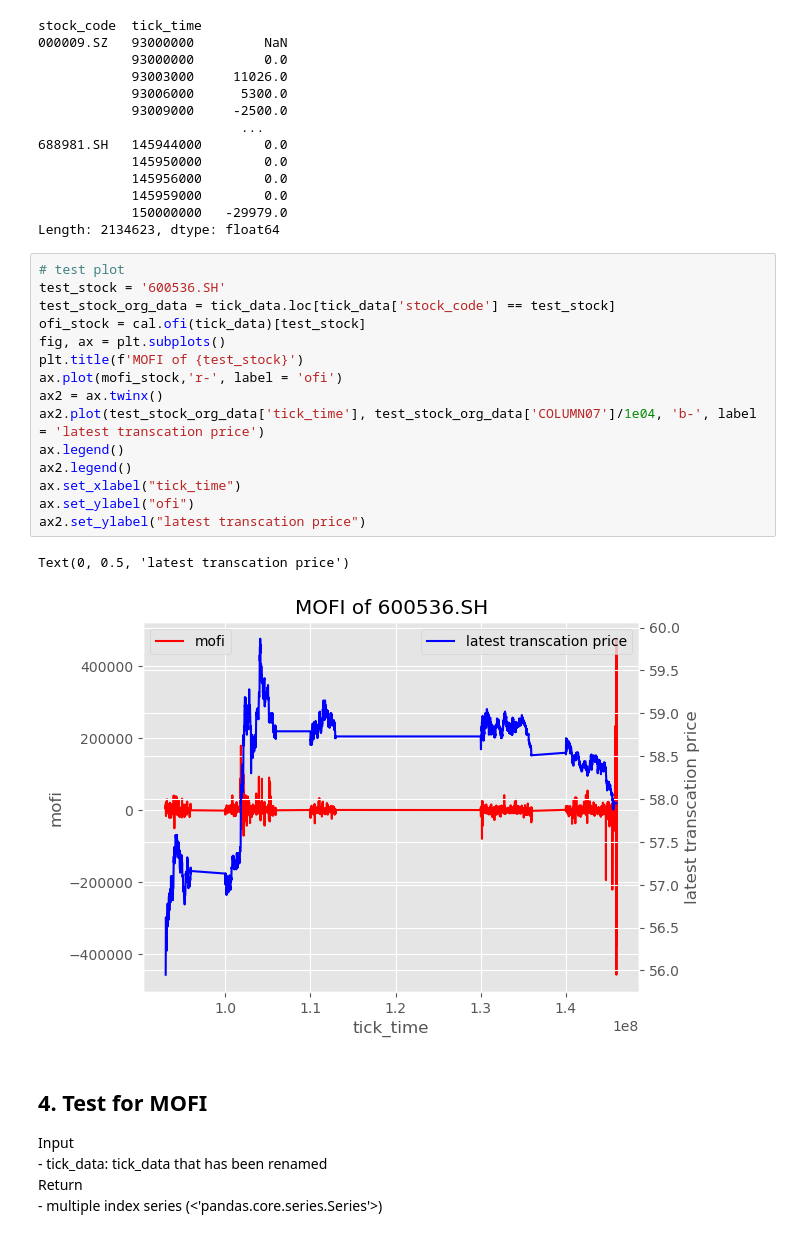
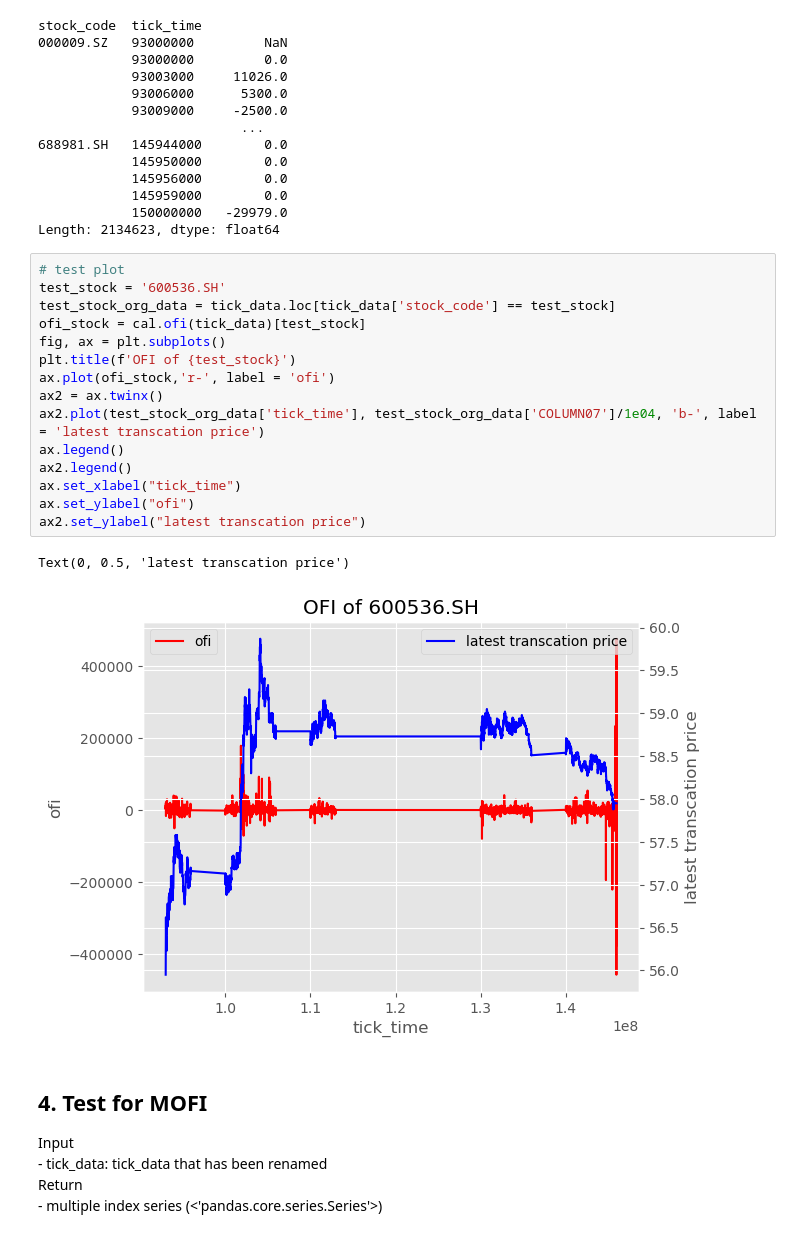
Before and after one commit to xyxjihong/HuaweiChallenge, a Jupyter notebook: test.ipynb, the cells around one changed output. Drawn from its saved outputs; the diff is of its cells as text.

```diff
--- a/test.ipynb
+++ b/test.ipynb
@@ -172,21 +157,21 @@ Length: 2134623, dtype: float64
 # %%
 # test plot
 test_stock = '600536.SH'
 test_stock_org_data = tick_data.loc[tick_data['stock_code'] == test_stock]
 ofi_stock = cal.ofi(tick_data)[test_stock]
 fig, ax = plt.subplots()
-plt.title(f'MOFI of {test_stock}')
-ax.plot(mofi_stock,'r-', label = 'ofi')
+plt.title(f'OFI of {test_stock}')
+ax.plot(ofi_stock,'r-', label = 'ofi')
 ax2 = ax.twinx()
 ax2.plot(test_stock_org_data['tick_time'], test_stock_org_data['COLUMN07']/1e04, 'b-', label = 'latest transcation price')
 ax.legend()
 ax2.legend()
 ax.set_xlabel("tick_time")
 ax.set_ylabel("ofi")
 ax2.set_ylabel("latest transcation price")
 # %% [output]
 Text(0, 0.5, 'latest transcation price')
-[figure, old version]
+[figure, new version]
 # %% [markdown]
 ## 4. Test for MOFI
 
```
Also changed, not shown: parts of 16 cells of this notebook, 1 other file.
